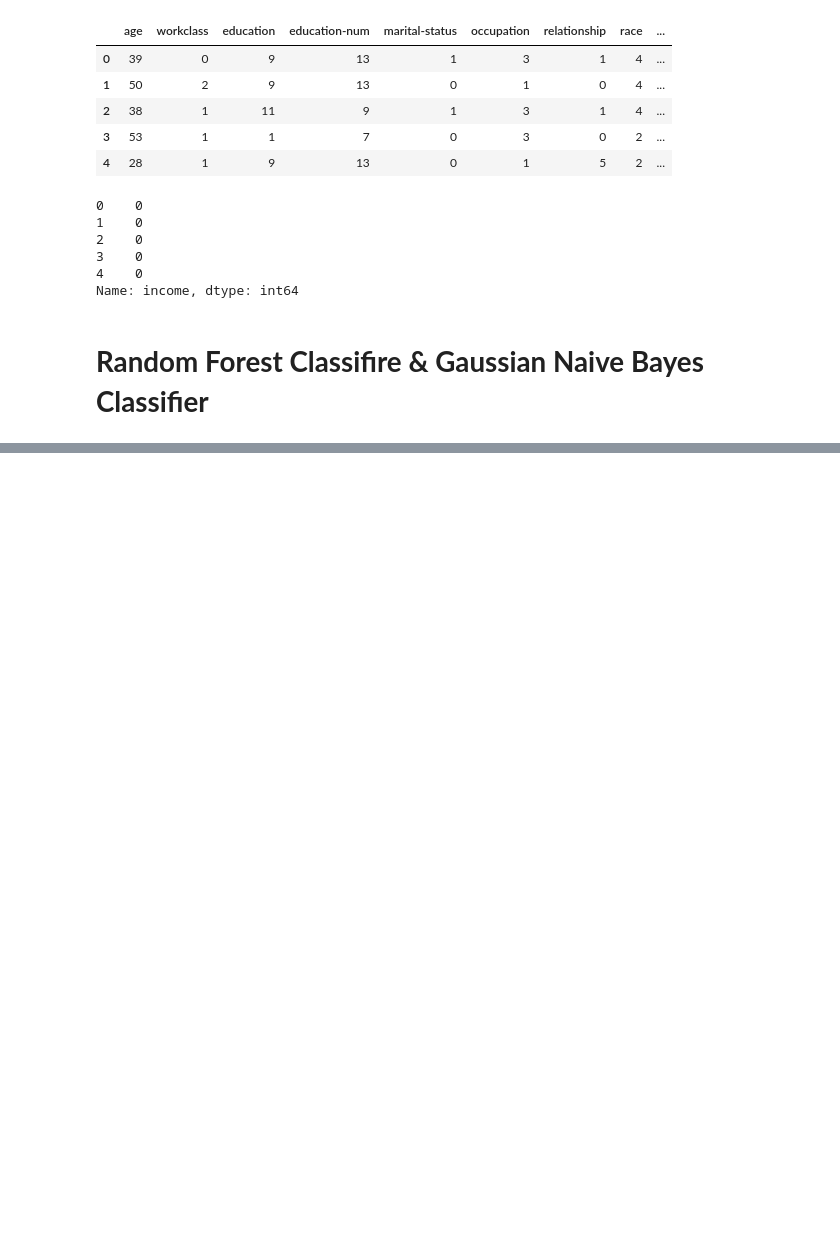
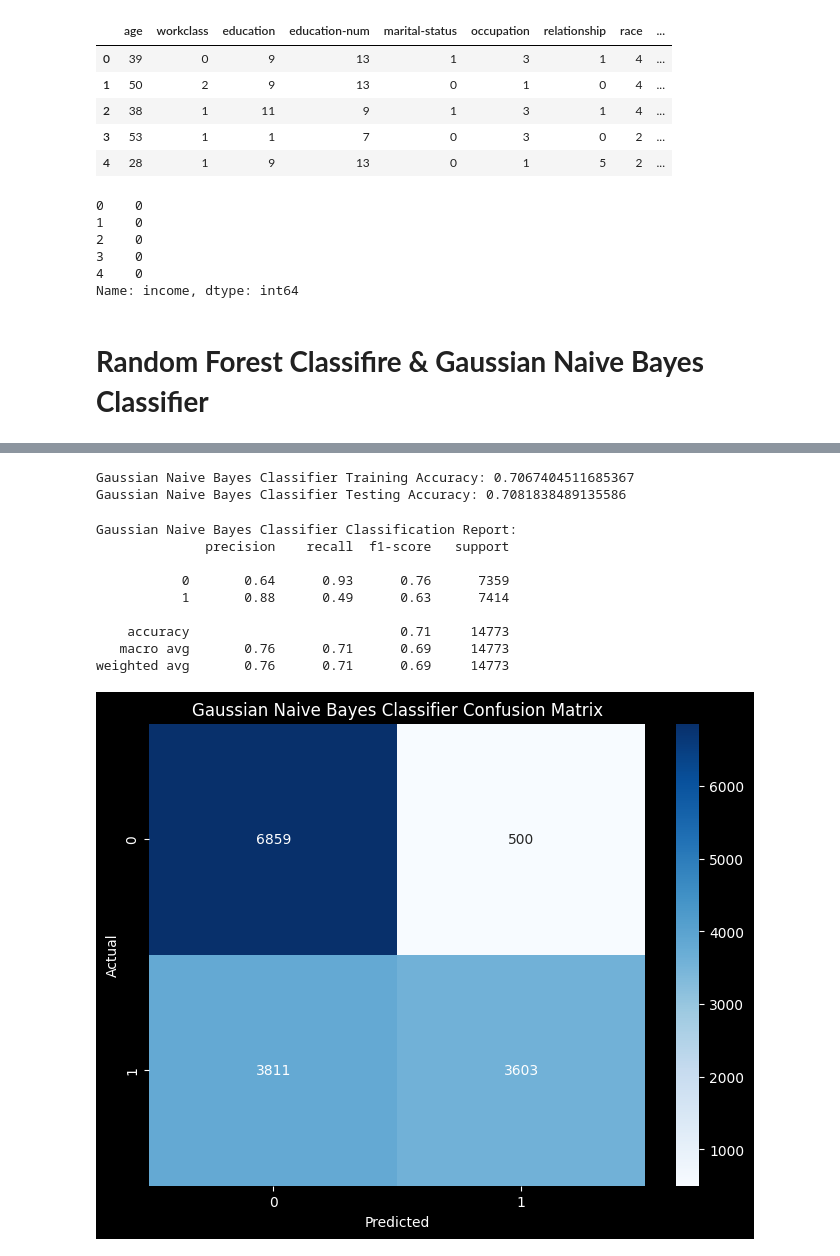
Before and after one commit to sevinduImsara/ML_CW, a Jupyter notebook: ML_CW.ipynb, the cells around one changed output, grey strips where cells are left out. Drawn from its saved outputs; the diff is of its cells as text; code cells hidden in the pictures; blank space fills up the shorter version.

```diff
--- a/ML_CW.ipynb
+++ b/ML_CW.ipynb
@@ -634,0 +646,38 @@ Gaussian Naive Bayes Classifier Accuracy: 0.6963584675781779
+# %%
+# Train Gaussian Naive Bayes Classifier
+nb_classifier = GaussianNB()
+nb_classifier.fit(X_train, y_train)
+#training accuracy
+nb_train = nb_classifier.predict(X_train)
+nb_train_accuracy = accuracy_score(y_train, nb_train)
+# Test Gaussian Naive Bayes Classifier
+nb_predictions = nb_classifier.predict(X_test)
+nb_accuracy = accuracy_score(y_test, nb_predictions)
+print("Gaussian Naive Bayes Classifier Training Accuracy:",nb_train_accuracy)
+print("Gaussian Naive Bayes Classifier Testing Accuracy:",nb_accuracy)
+# %% [output]
+Gaussian Naive Bayes Classifier Training Accuracy: 0.7067404511685367
+Gaussian Naive Bayes Classifier Testing Accuracy: 0.7081838489135586
+# %%
+print("Gaussian Naive Bayes Classifier Classification Report:")
+print(classification_report(y_test, nb_predictions))
+# confusion matrix
+nb_confusion_matrix = confusion_matrix(y_test, nb_predictions)
+
+plt.figure(figsize=(8, 6))
+sns.heatmap(nb_confusion_matrix, annot=True, cmap='Blues', fmt='g')
+plt.title('Gaussian Naive Bayes Classifier Confusion Matrix')
+plt.xlabel('Predicted')
+plt.ylabel('Actual')
+plt.show()
+# %% [output]
+Gaussian Naive Bayes Classifier Classification Report:
+              precision    recall  f1-score   support
+
+           0       0.64      0.93      0.76      7359
+           1       0.88      0.49      0.63      7414
+
+    accuracy                           0.71     14773
+   macro avg       0.76      0.71      0.69     14773
+weighted avg       0.76      0.71      0.69     14773
+[figure, added]
```
Also changed, not shown: parts of 13 cells of this notebook.
